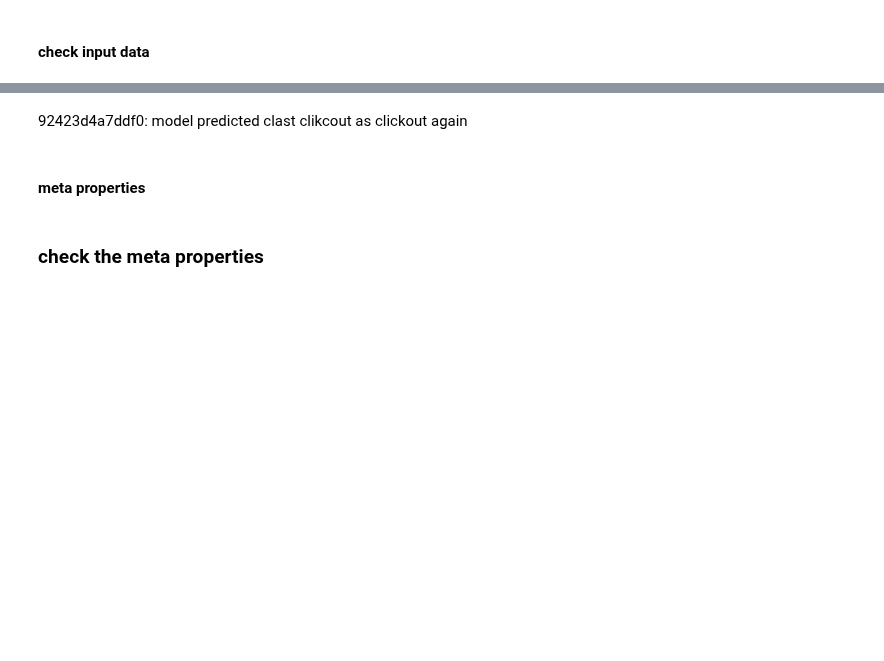
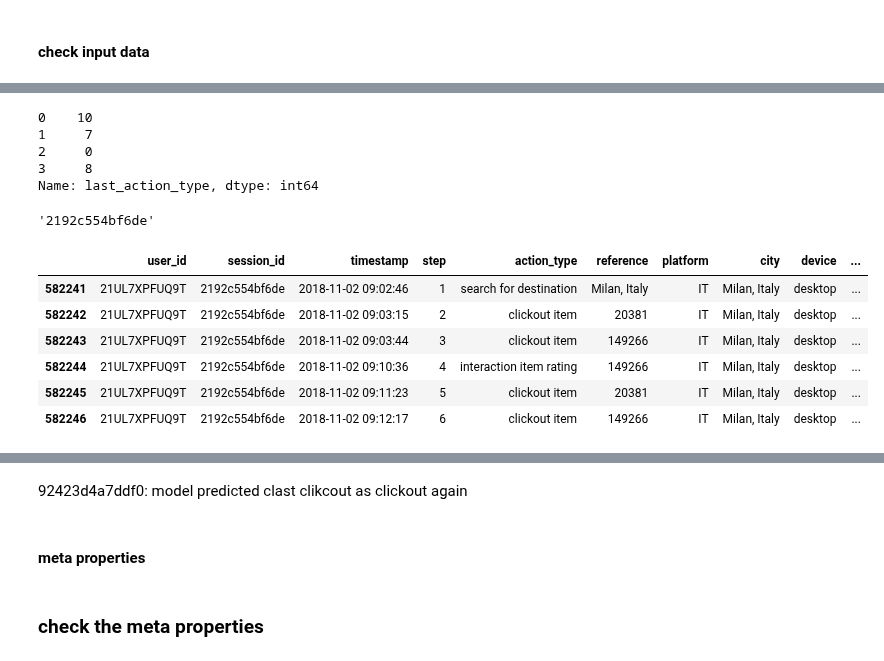
Before and after one commit to samshipengs/naps, a Jupyter notebook: lgb_model_checking.ipynb, the cells around one changed output, grey strips where cells are left out. Cells and saved outputs as stored; diff of their text form; code cells hidden in the pictures; blank space fills up the shorter version.

```diff
--- a/lgb_model_checking.ipynb
+++ b/lgb_model_checking.ipynb
@@ -355,2 +375,10 @@ Inspect class:0
 Inspect row:2
 [interactive output not drawn]
+# %%
+input_demo.last_action_type
+# %% [output]
+0    10
+1     7
+2     0
+3     8
+Name: last_action_type, dtype: int64
@@ -356,0 +388,15 @@ Inspect row:2
+# %%
+tid = np.random.choice(test_ids, 1)[0]
+tid
+# %% [output]
+'2192c554bf6de'
+# %%
+train_raw[train_raw.session_id == tid]
+# %% [output]
+|  | user_id | session_id | timestamp | step | action_type | reference | platform | city | device | ... |
+| 582241 | 21UL7XPFUQ9T | 2192c554bf6de | 2018-11-02 09:02:46 | 1 | search for destination | Milan, Italy | IT | Milan, Italy | desktop | ... |
+| 582242 | 21UL7XPFUQ9T | 2192c554bf6de | 2018-11-02 09:03:15 | 2 | clickout item | 20381 | IT | Milan, Italy | desktop | ... |
+| 582243 | 21UL7XPFUQ9T | 2192c554bf6de | 2018-11-02 09:03:44 | 3 | clickout item | 149266 | IT | Milan, Italy | desktop | ... |
+| 582244 | 21UL7XPFUQ9T | 2192c554bf6de | 2018-11-02 09:10:36 | 4 | interaction item rating | 149266 | IT | Milan, Italy | desktop | ... |
+| 582245 | 21UL7XPFUQ9T | 2192c554bf6de | 2018-11-02 09:11:23 | 5 | clickout item | 20381 | IT | Milan, Italy | desktop | ... |
+| 582246 | 21UL7XPFUQ9T | 2192c554bf6de | 2018-11-02 09:12:17 | 6 | clickout item | 149266 | IT | Milan, Italy | desktop | ... |
```
Also changed, not shown: parts of 19 cells of this notebook, 4 other files.
